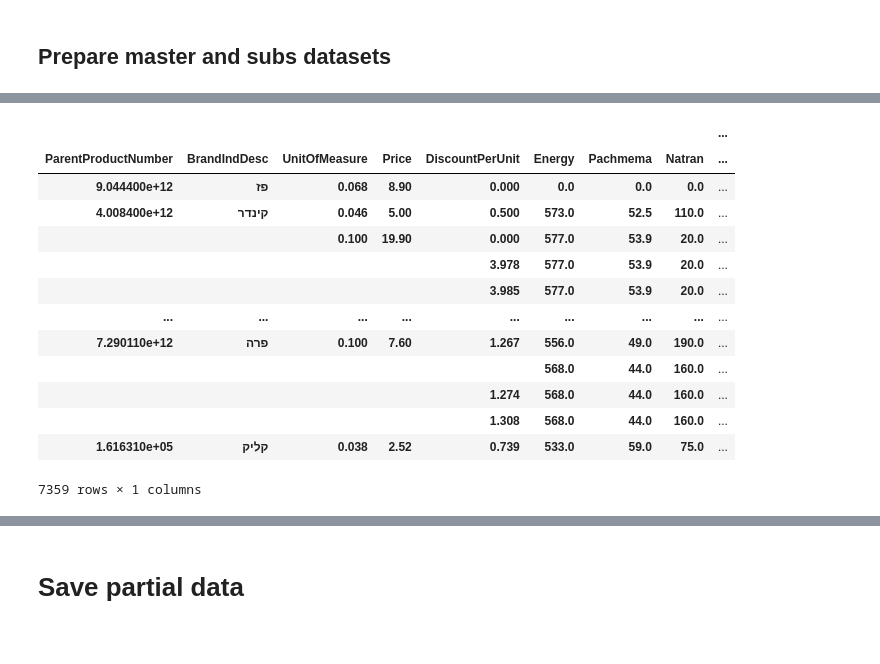
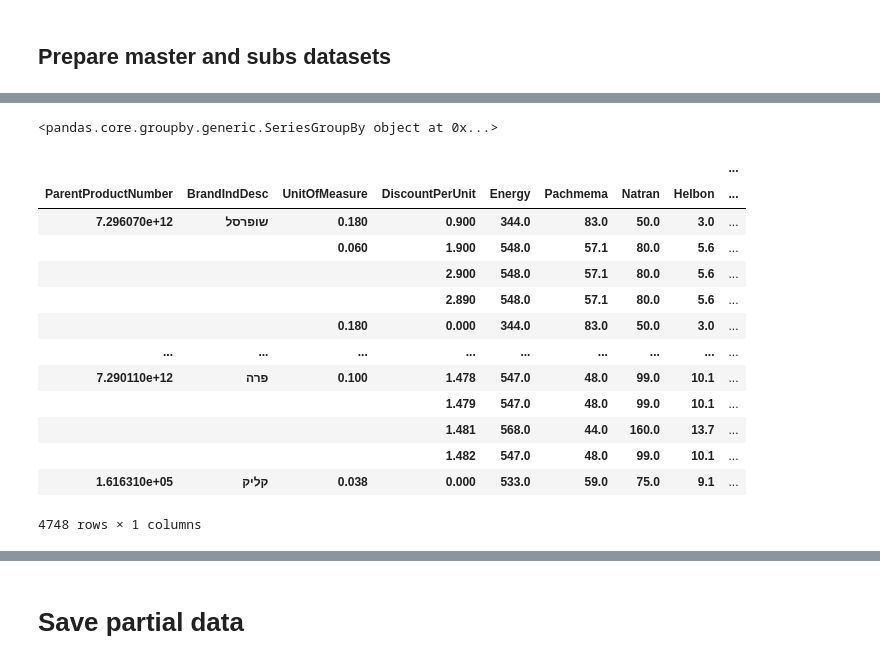
Before and after one commit to DanielKorenDataScience/ClassificationProject, a Jupyter notebook: Shufersal_predict.ipynb, the cells around one changed output, grey strips where cells are left out. Saved outputs shown, nothing was run; the diff lists cells and outputs as text; code cells hidden in the pictures.

```diff
--- a/Shufersal_predict.ipynb
+++ b/Shufersal_predict.ipynb
@@ -160,9 +166,7 @@ Index(['HouseHoldID', 'LocationCityName', 'QuarterNumber', 'MonthNumber',
 if RAW:
   cols = ['HouseHoldID', 'LocationCityName', 'QuarterNumber', 'MonthNumber',
        'WeekNumber', 'DayNumberInWeek', 'PeriodHoliday', 'cntPrdAll', 'NetSaleAmountAll',
-       'NetSaleNoVatPrdLast3Months', 'QuantSale', 'cntMonths', 'Quantity',
-       'NetSaleNoVatPrdLast3MonthsSubs', 'QuantSaleSubs', 'cntMonthsSubs',
-       'CorrelateItemStatusCode']
+       'Quantity', 'CorrelateItemStatusCode', 'Price']
   df = df2.drop(cols, axis=1)
 
   df_no_promo = df.drop('isPromo', axis=1)
@@ -173,16 +177,17 @@ if RAW:
        'VendorNumberSubs', 'UnitOfMeasureSubs', 'PriceSubs', 'DiscountPerUnitSubs',
        'EnergySubs', 'PachmemaSubs', 'NatranSubs',
        'HelbonSubs', 'ShumanSubs', 'ShumanRavuySubs', 'ShumanTransSubs',
-       'ColastrolSubs', 'SivimTzunatimSubs', 'CafiotSucarSubs']
+       'ColastrolSubs', 'SivimTzunatimSubs', 'CafiotSucarSubs',
+       'NetSaleNoVatPrdLast3MonthsSubs', 'QuantSaleSubs', 'cntMonthsSubs']
   df_master = df.drop(cols, axis=1)
 
   cols = ['isPromo', 'DepartmentCode', 'CategoryCode',
         'GroupCode', 'SubGroupCode', 'CompoundID',
        'ParentProductNumber', 'BrandIndDesc', 'BrandName',
-       'VendorNumber', 'UnitOfMeasure', 'Price', 'DiscountPerUnit',
+       'VendorNumber', 'UnitOfMeasure', 'DiscountPerUnit',
        'Energy', 'Pachmema', 'Natran', 'Helbon',
        'Shuman', 'ShumanRavuy', 'ShumanTrans', 'Colastrol', 'SivimTzunatim',
-       'CafiotSucar']
+       'CafiotSucar', 'NetSaleNoVatPrdLast3Months', 'QuantSale', 'cntMonths']
   df_subs = df.drop(cols, axis=1)
 
   p(df.shape, df_no_promo.shape, df_master.shape, df_subs.shape)
@@ -225,24 +218,28 @@ Name: ParentProductNumber, Length: 187, dtype: int64
+# %%
+df_master.groupby('ParentProductNumber')['DepartmentCode']
+# %% [output]
+<pandas.core.groupby.generic.SeriesGroupBy object at 0x...>
 # %%
 # first group 471 - ['DepartmentCode', 'CategoryCode', 'GroupCode','SubGroupCode', 'CompoundID', 'BrandName', 'VendorNumber',
 #             'Shuman', 'ShumanRavuy', 'Colastrol', 'SivimTzunatim', 'CafiotSucar'] did not change that number
-val = pd.DataFrame(df_master.value_counts(['ParentProductNumber', 'BrandIndDesc', 'UnitOfMeasure', 'Price', 'DiscountPerUnit',
+val = pd.DataFrame(df_master.value_counts(['ParentProductNumber', 'BrandIndDesc', 'UnitOfMeasure', 'DiscountPerUnit',
                         'Energy', 'Pachmema', 'Natran', 'Helbon', 'ShumanTrans']))
 d(val)
 # %% [output]
 |  |  |  |  |  |  |  |  | ... |
-| ParentProductNumber | BrandIndDesc | UnitOfMeasure | Price | DiscountPerUnit | Energy | Pachmema | Natran | ... |
-| 9.044400e+12 | פז | 0.068 | 8.90 | 0.000 | 0.0 | 0.0 | 0.0 | ... |
-| 4.008400e+12 | קינדר | 0.046 | 5.00 | 0.500 | 573.0 | 52.5 | 110.0 | ... |
-|  |  | 0.100 | 19.90 | 0.000 | 577.0 | 53.9 | 20.0 | ... |
-|  |  |  |  | 3.978 | 577.0 | 53.9 | 20.0 | ... |
-|  |  |  |  | 3.985 | 577.0 | 53.9 | 20.0 | ... |
+| ParentProductNumber | BrandIndDesc | UnitOfMeasure | DiscountPerUnit | Energy | Pachmema | Natran | Helbon | ... |
+| 7.296070e+12 | שופרסל | 0.180 | 0.900 | 344.0 | 83.0 | 50.0 | 3.0 | ... |
+|  |  | 0.060 | 1.900 | 548.0 | 57.1 | 80.0 | 5.6 | ... |
+|  |  |  | 2.900 | 548.0 | 57.1 | 80.0 | 5.6 | ... |
+|  |  |  | 2.890 | 548.0 | 57.1 | 80.0 | 5.6 | ... |
+|  |  | 0.180 | 0.000 | 344.0 | 83.0 | 50.0 | 3.0 | ... |
 | ... | ... | ... | ... | ... | ... | ... | ... | ... |
-| 7.290110e+12 | פרה | 0.100 | 7.60 | 1.267 | 556.0 | 49.0 | 190.0 | ... |
-|  |  |  |  |  | 568.0 | 44.0 | 160.0 | ... |
-|  |  |  |  | 1.274 | 568.0 | 44.0 | 160.0 | ... |
-|  |  |  |  | 1.308 | 568.0 | 44.0 | 160.0 | ... |
-| 1.616310e+05 | קליק | 0.038 | 2.52 | 0.739 | 533.0 | 59.0 | 75.0 | ... |
+| 7.290110e+12 | פרה | 0.100 | 1.478 | 547.0 | 48.0 | 99.0 | 10.1 | ... |
+|  |  |  | 1.479 | 547.0 | 48.0 | 99.0 | 10.1 | ... |
+|  |  |  | 1.481 | 568.0 | 44.0 | 160.0 | 13.7 | ... |
+|  |  |  | 1.482 | 547.0 | 48.0 | 99.0 | 10.1 | ... |
+| 1.616310e+05 | קליק | 0.038 | 0.000 | 533.0 | 59.0 | 75.0 | 9.1 | ... |
-7359 rows × 1 columns
+4748 rows × 1 columns
 # %%
 df_subs.drop_duplicates(inplace=True)
 p(df_subs.shape)
```
Also changed, not shown: parts of 18 cells of this notebook.
